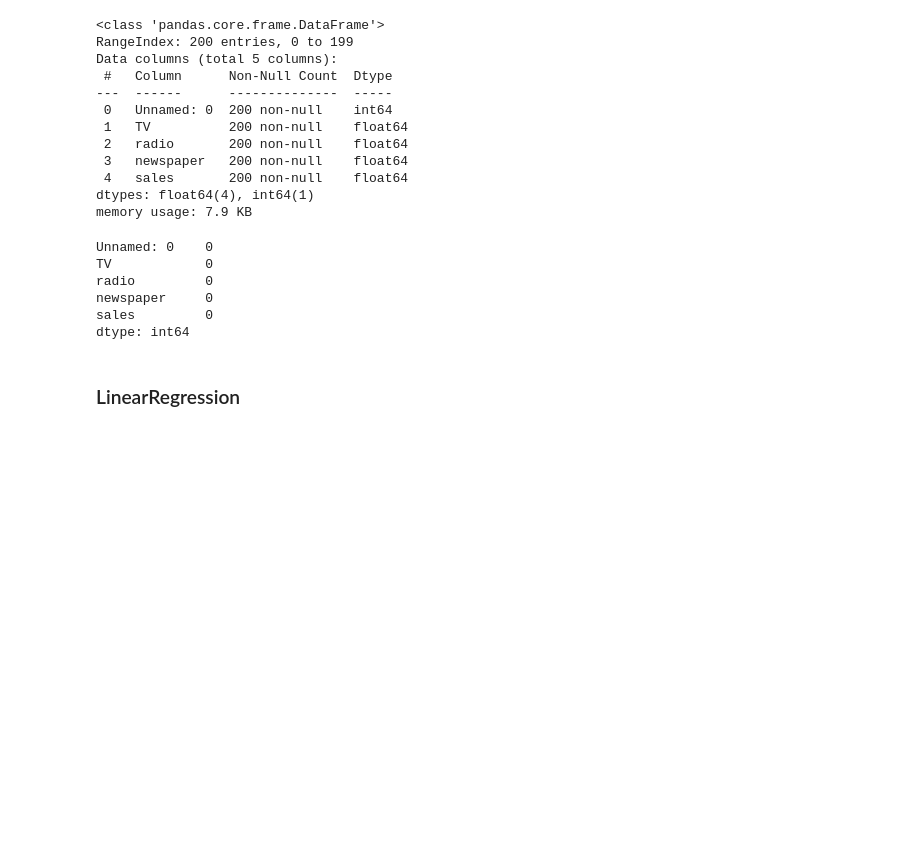
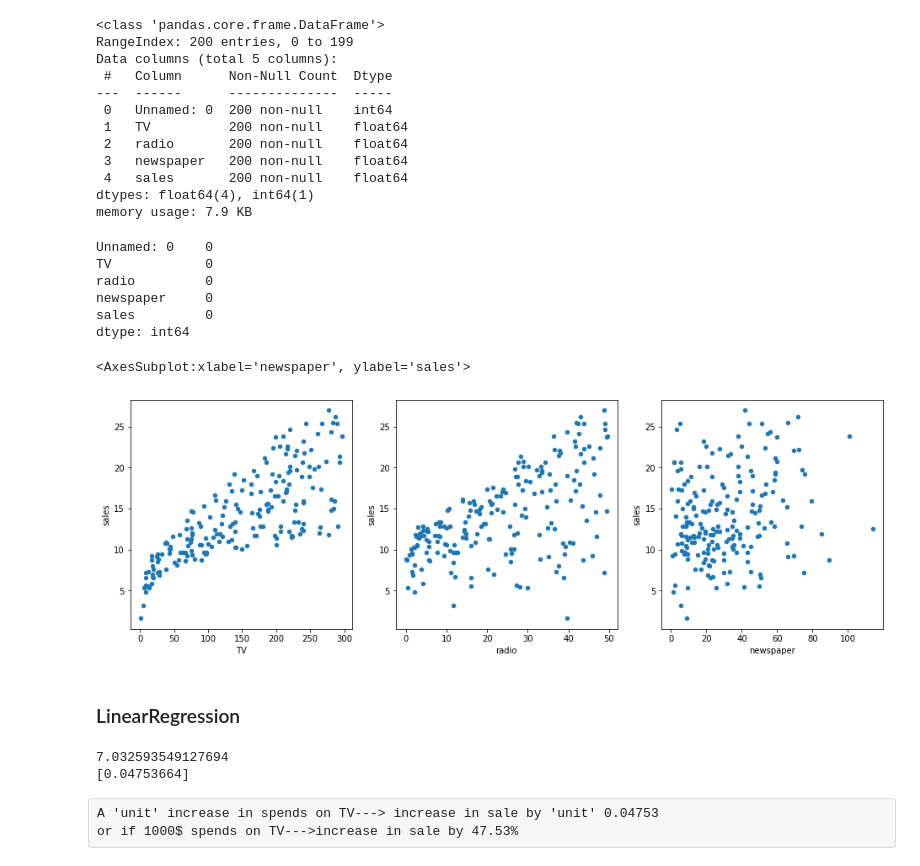
Before and after one commit to KrishnaDesai16/ML-DL, a Jupyter notebook: Machine Learning/LinearRegression/LinearRegression.ipynb, the cells around one changed output. Cells and saved outputs as stored; diff of their text form; code cells hidden in the pictures; blank space fills up the shorter version.

```diff
--- a/Machine Learning/LinearRegression/LinearRegression.ipynb
+++ b/Machine Learning/LinearRegression/LinearRegression.ipynb
@@ -58,5 +58,13 @@ radio         0
 newspaper     0
 sales         0
 dtype: int64
+# %%
+fig,x=plt.subplots(1,3)
+data.plot('TV','sales',kind='scatter',ax=x[0],figsize=(16,5))
+data.plot('radio','sales',kind='scatter',ax=x[1])
+data.plot('newspaper','sales',kind='scatter',ax=x[2])
+# %% [output]
+<AxesSubplot:xlabel='newspaper', ylabel='sales'>
+[figure, added]
 # %% [markdown]
 ###  LinearRegression
@@ -65,0 +71,20 @@ x=
+# %%
+#create X and y
+feature_col=['TV']
+X=data[feature_col]
+y=data['sales']
+
+#follow the usual sklearn pattern:import  instantiate,fit
+from sklearn.linear_model import LinearRegression
+lr_model=LinearRegression()
+lr_model.fit(X,y)
+
+#print intercept and cofficents
+print(lr_model.intercept_)
+print(lr_model.coef_)
+# %% [output]
+7.032593549127694
+[0.04753664]
+# %% [raw]
+A 'unit' increase in spends on TV---> increase in sale by 'unit' 0.04753
+or if 1000$ spends on TV--->increase in sale by 47.53%
```
Also changed, not shown: parts of 97 cells of this notebook, 3 other files.
